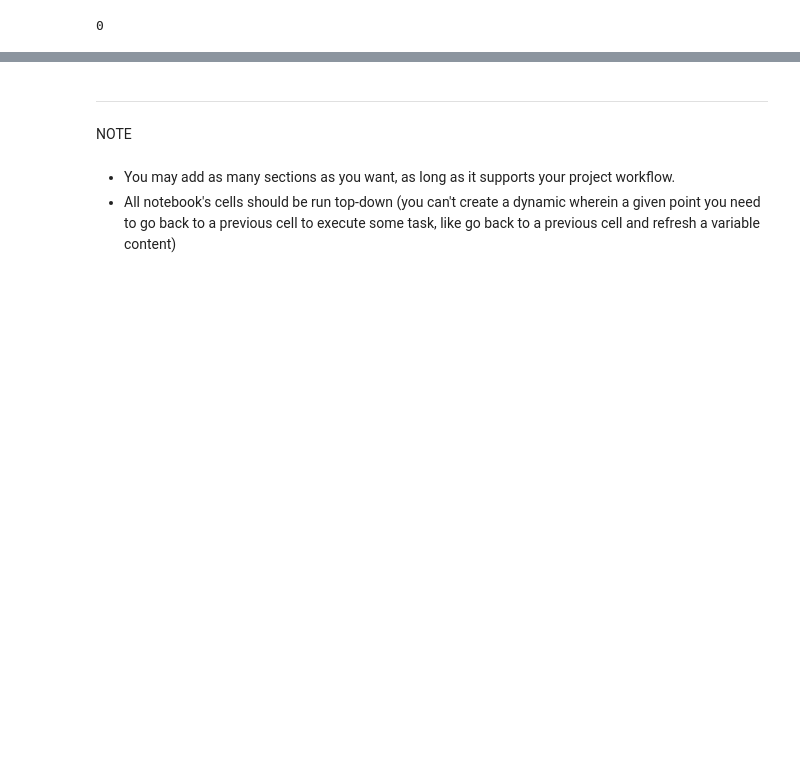
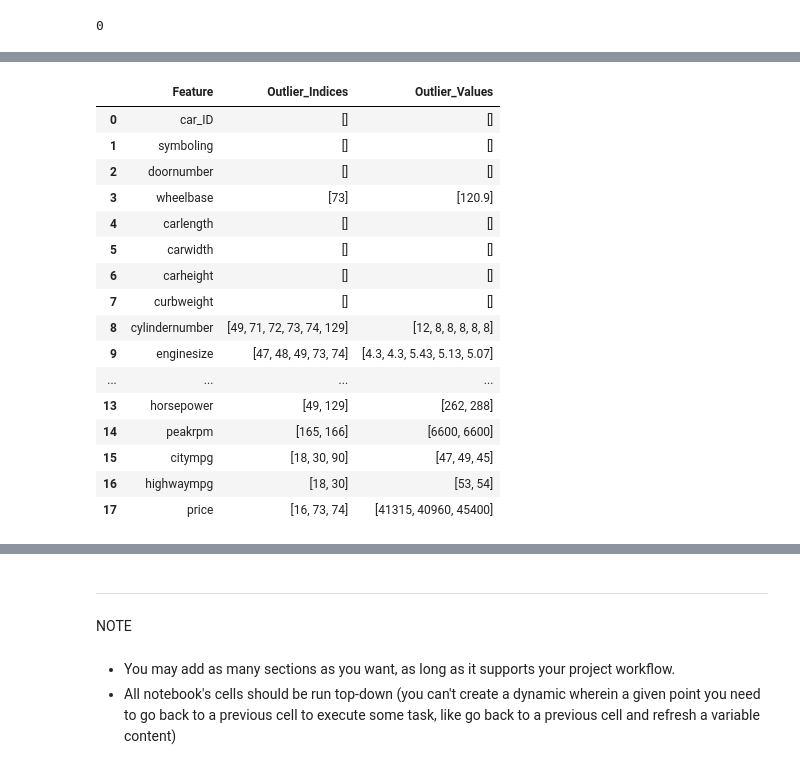
Before and after one commit to AL-MASNAI/car-price-analysis-hackathon-team4, a Jupyter notebook: jupyter_notebooks/ETL.ipynb, the cells around one changed output, grey strips where cells are left out. Cells and saved outputs as stored; diff of their text form; code cells hidden in the pictures; blank space fills up the shorter version.

```diff
--- a/jupyter_notebooks/ETL.ipynb
+++ b/jupyter_notebooks/ETL.ipynb
@@ -171,0 +297,6 @@ df.dtypes
+# %%
+# Display unique values for every column
+for col in df.columns:
+    print(f'Unique values in {col}:')
+    print(df[col].unique())
+    print('-'*40)
@@ -171,0 +370,32 @@ df.dtypes
+# %%
+# Create a table showing outliers for every column
+outlier_table = []
+for col in outlier_flags.columns:
+    outlier_indices = df.index[outlier_flags[col]].tolist()
+    outlier_values = df.loc[outlier_flags[col], col].tolist()
+    outlier_table.append({
+        'Feature': col,
+        'Outlier_Indices': outlier_indices,
+        'Outlier_Values': outlier_values
+    })
+
+outlier_table_df = pd.DataFrame(outlier_table)
+outlier_table_df
+# %% [output]
+|  | Feature | Outlier_Indices | Outlier_Values |
+| 0 | car_ID | [] | [] |
+| 1 | symboling | [] | [] |
+| 2 | doornumber | [] | [] |
+| 3 | wheelbase | [73] | [120.9] |
+| 4 | carlength | [] | [] |
+| 5 | carwidth | [] | [] |
+| 6 | carheight | [] | [] |
+| 7 | curbweight | [] | [] |
+| 8 | cylindernumber | [49, 71, 72, 73, 74, 129] | [12, 8, 8, 8, 8, 8] |
+| 9 | enginesize | [47, 48, 49, 73, 74] | [4.3, 4.3, 5.43, 5.13, 5.07] |
+| ... | ... | ... | ... |
+| 13 | horsepower | [49, 129] | [262, 288] |
+| 14 | peakrpm | [165, 166] | [6600, 6600] |
+| 15 | citympg | [18, 30, 90] | [47, 49, 45] |
+| 16 | highwaympg | [18, 30] | [53, 54] |
+| 17 | price | [16, 73, 74] | [41315, 40960, 45400] |
```
Also changed, not shown: parts of 43 cells of this notebook.
